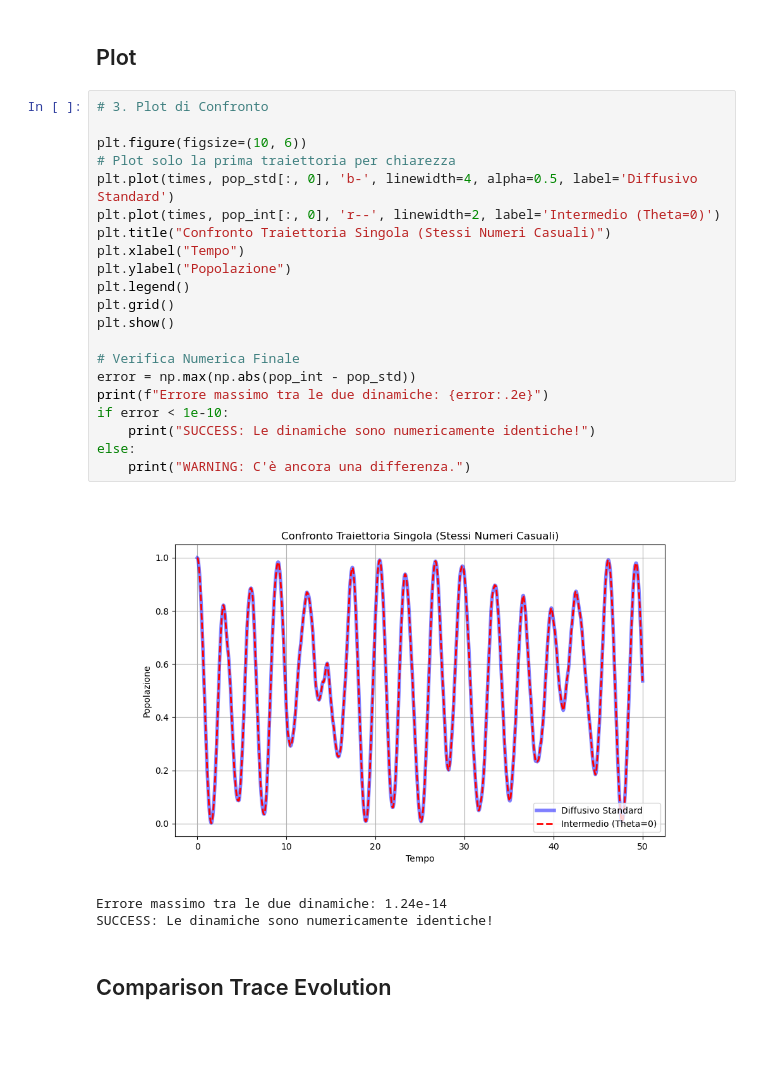
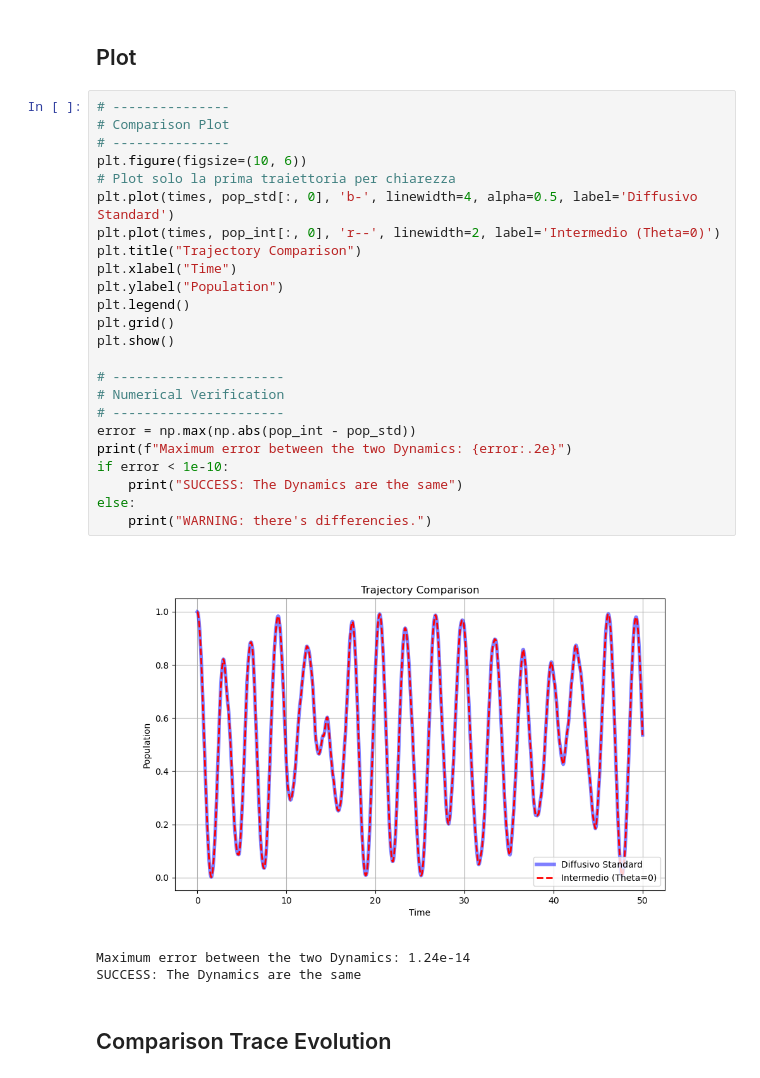
Before and after one commit to francescociavarella/Collisional-Methods, a Jupyter notebook: Codes/Comparison_Diff_Coherent.ipynb, the cells around one changed output. Cells and saved outputs as stored; diff of their text form; blank space fills up the shorter version.

Commit message:
altri plot e confronto Cohe - Diff

```diff
--- a/Codes/Comparison_Diff_Coherent.ipynb
+++ b/Codes/Comparison_Diff_Coherent.ipynb
@@ -654,29 +763,32 @@ pop_int, pop_std = compute_simultaneous_trajectories(psi_np, U_site_np, M0_raw_a
 # %% [markdown]
 ## Plot
 # %%
-# 3. Plot di Confronto
-
+# ---------------
+# Comparison Plot
+# ---------------
 plt.figure(figsize=(10, 6))
 # Plot solo la prima traiettoria per chiarezza
 plt.plot(times, pop_std[:, 0], 'b-', linewidth=4, alpha=0.5, label='Diffusivo Standard')
 plt.plot(times, pop_int[:, 0], 'r--', linewidth=2, label='Intermedio (Theta=0)')
-plt.title("Confronto Traiettoria Singola (Stessi Numeri Casuali)")
-plt.xlabel("Tempo")
-plt.ylabel("Popolazione")
+plt.title("Trajectory Comparison")
+plt.xlabel("Time")
+plt.ylabel("Population")
 plt.legend()
 plt.grid()
 plt.show()
 
-# Verifica Numerica Finale
+# ----------------------
+# Numerical Verification
+# ----------------------
 error = np.max(np.abs(pop_int - pop_std))
-print(f"Errore massimo tra le due dinamiche: {error:.2e}")
+print(f"Maximum error between the two Dynamics: {error:.2e}")
 if error < 1e-10:
-    print("SUCCESS: Le dinamiche sono numericamente identiche!")
+    print("SUCCESS: The Dynamics are the same")
 else:
-    print("WARNING: C'è ancora una differenza.")
+    print("WARNING: there's differencies.")
 # %% [output]
-[figure, old version]
+[figure, new version]
-Errore massimo tra le due dinamiche: 1.24e-14
-SUCCESS: Le dinamiche sono numericamente identiche!
+Maximum error between the two Dynamics: 1.24e-14
+SUCCESS: The Dynamics are the same
 # %% [markdown]
 ## Comparison Trace Evolution
```
Also changed, not shown: parts of 19 cells of this notebook, 8 other files.
